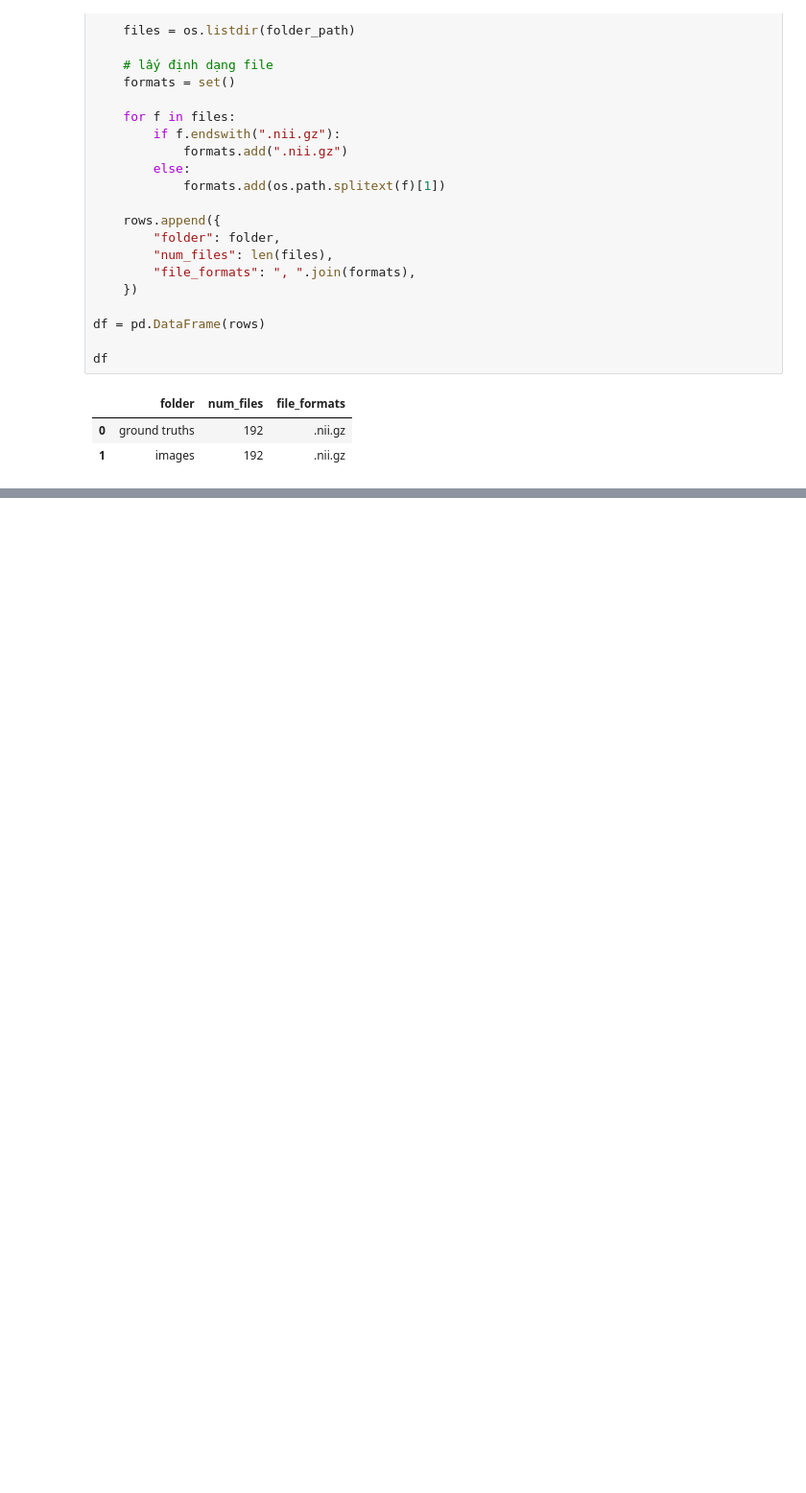
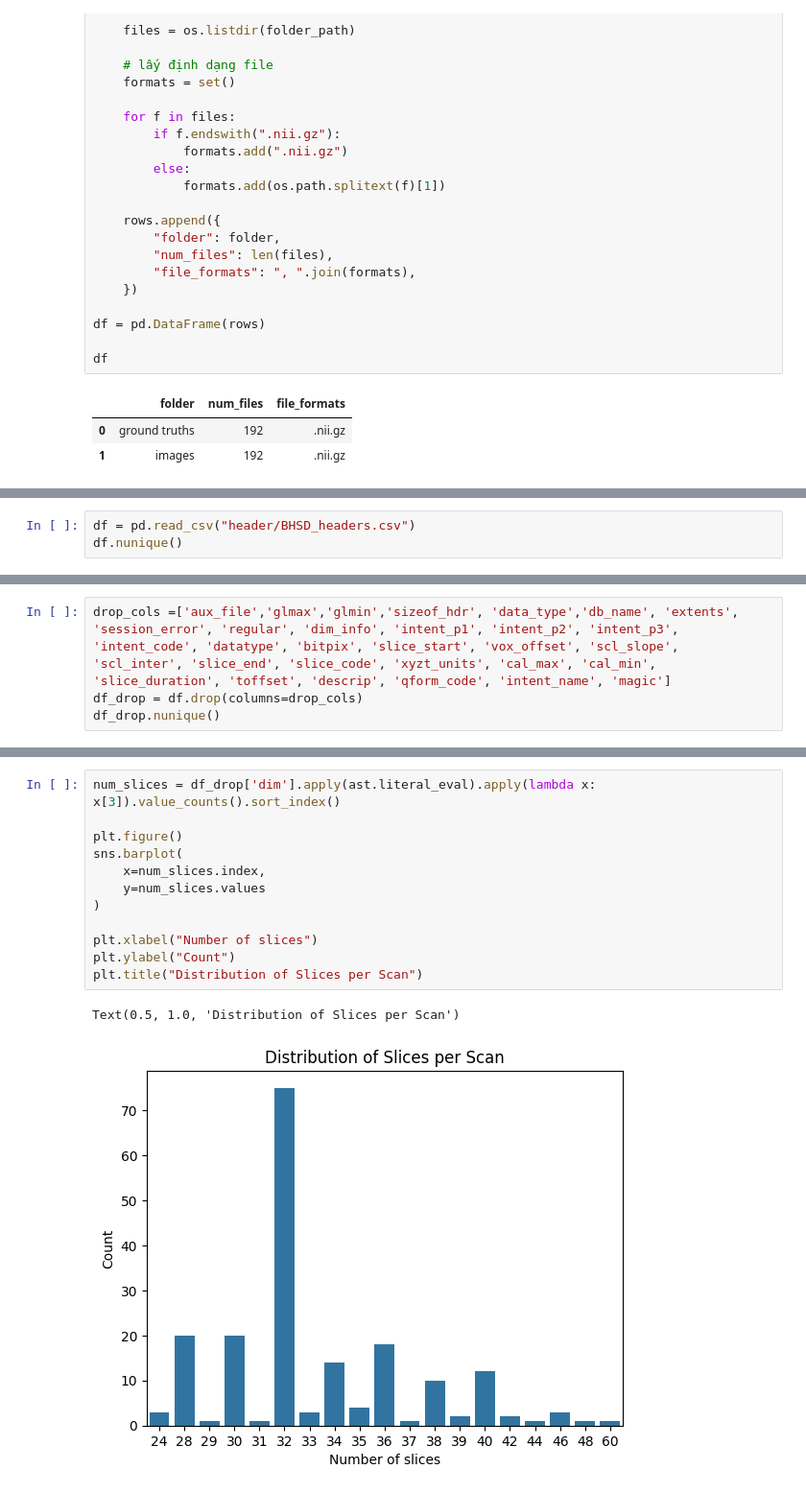
Before and after one commit to NguyenVanCongThanh/Dataset_BHSD, a Jupyter notebook: BHSD/BHSD.ipynb, the cells around one changed output, grey strips where cells are left out. Shown at 96% size. Saved outputs shown, nothing was run; the diff lists cells and outputs as text; blank space fills up the shorter version.

```diff
--- a/BHSD/BHSD.ipynb
+++ b/BHSD/BHSD.ipynb
@@ -152,0 +137,3 @@ show_all_slices(
+# %%
+df = pd.read_csv("header/BHSD_headers.csv")
+df.nunique()
@@ -152,0 +158,4 @@ show_all_slices(
+# %%
+drop_cols =['aux_file','glmax','glmin','sizeof_hdr', 'data_type','db_name', 'extents', 'session_error', 'regular', 'dim_info', 'intent_p1', 'intent_p2', 'intent_p3', 'intent_code', 'datatype', 'bitpix', 'slice_start', 'vox_offset', 'scl_slope', 'scl_inter', 'slice_end', 'slice_code', 'xyzt_units', 'cal_max', 'cal_min', 'slice_duration', 'toffset', 'descrip', 'qform_code', 'intent_name', 'magic']
+df_drop = df.drop(columns=drop_cols)
+df_drop.nunique()
@@ -152,0 +177,15 @@ show_all_slices(
+# %%
+num_slices = df_drop['dim'].apply(ast.literal_eval).apply(lambda x: x[3]).value_counts().sort_index()
+
+plt.figure()
+sns.barplot(
+    x=num_slices.index,
+    y=num_slices.values
+)
+
+plt.xlabel("Number of slices")
+plt.ylabel("Count")
+plt.title("Distribution of Slices per Scan")
+# %% [output]
+Text(0.5, 1.0, 'Distribution of Slices per Scan')
+[figure, added]
```
Also changed, not shown: parts of 10 cells of this notebook, 4 other files.
